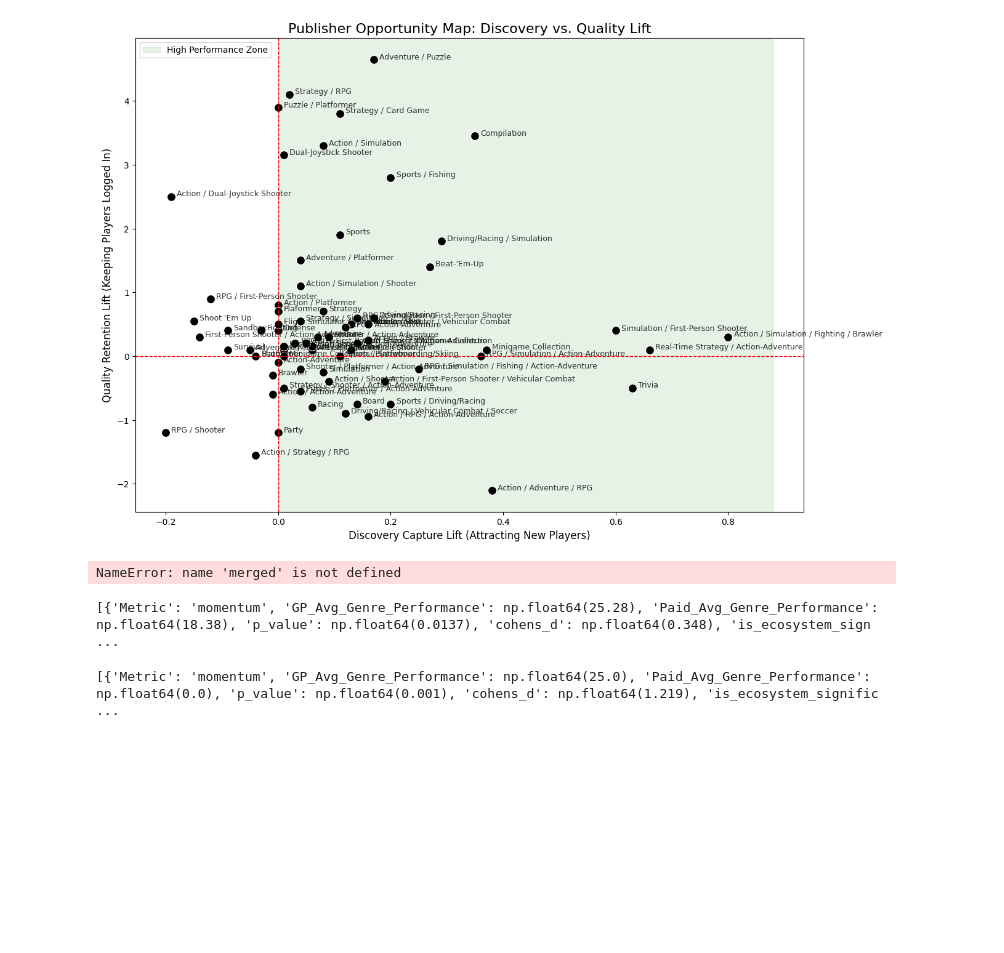
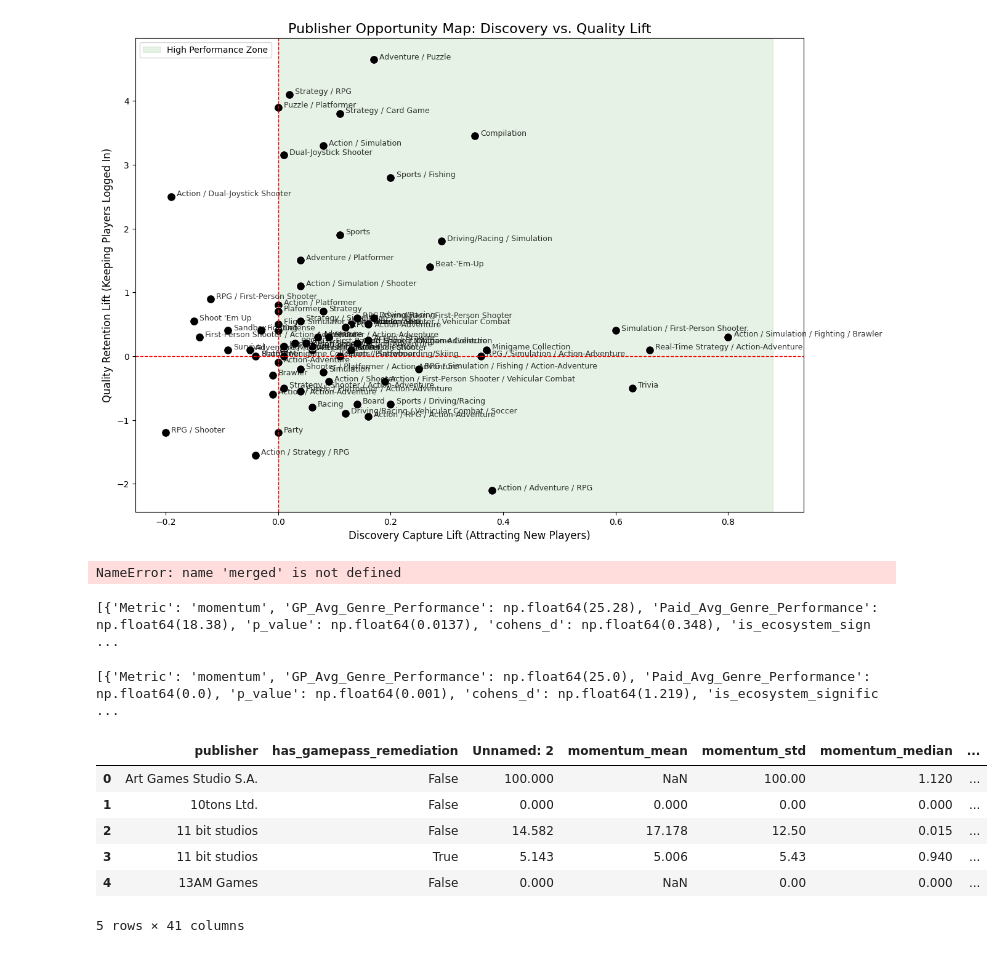
Before and after one commit to Doggo21345/xbox-gamepass-analytics, a Jupyter notebook: Data_Prep.ipynb, the cells around one changed output. Saved outputs shown, nothing was run; the diff lists cells and outputs as text; code cells hidden in the pictures; blank space fills up the shorter version.

```diff
--- a/Data_Prep.ipynb
+++ b/Data_Prep.ipynb
@@ -1137,0 +1262,35 @@ print(macro_results)
+# %%
+import numpy as np
+import pandas as pd
+#Now we want to calculate the baseline columns for the median and mean metrics for the data sets
+
+#To do that I need to first rename all of the metrics in the baseline to be their name + basleline
+def calc_baselines(baseline_df, target_df, groupby_col):
+    baseline_cols = {
+        'momentum_mean': f'momentum_mean_baseline',
+        'discovery_capture_median': f'discovery_capture_median_baseline',
+        'quality_retention_median': f'quality_retention_median_baseline',
+        groupby_col: groupby_col
+    }
+    og_list = ['momentum_mean','discovery_capture_median','quality_retention_median']
+    baseline_subset = baseline_df[list(baseline_cols.keys())].rename(columns=baseline_cols)
+    merged = target_df.merge(baseline_subset,on = groupby_col, how = "left")
+    for col_name in og_list:
+        baseline_col = f"{col_name}_baseline"
+        diff_col = f"{col_name}_diff_baseline"
+        pct_col = f"{col_name}_diff_baseline_pct"
+        merged[diff_col] = merged[col_name] - merged[baseline_col]
+        merged[pct_col] = (merged[diff_col] / merged[baseline_col].replace(0, np.nan)) * 100
+    return merged
+# %%
+test_result = calc_baselines(pub_stats, gp_vs_paid, 'publisher')
+# %%
+test_result.head()
+# %% [output]
+|  | publisher | has_gamepass_remediation | Unnamed: 2 | momentum_mean | momentum_std | momentum_median | ... |
+| 0 | Art Games Studio S.A. | False | 100.000 | NaN | 100.00 | 1.120 | ... |
+| 1 | 10tons Ltd. | False | 0.000 | 0.000 | 0.00 | 0.000 | ... |
+| 2 | 11 bit studios | False | 14.582 | 17.178 | 12.50 | 0.015 | ... |
+| 3 | 11 bit studios | True | 5.143 | 5.006 | 5.43 | 0.940 | ... |
+| 4 | 13AM Games | False | 0.000 | NaN | 0.00 | 0.000 | ... |
+5 rows × 41 columns
```
Also changed, not shown: parts of 3 cells of this notebook, 5 other files.
